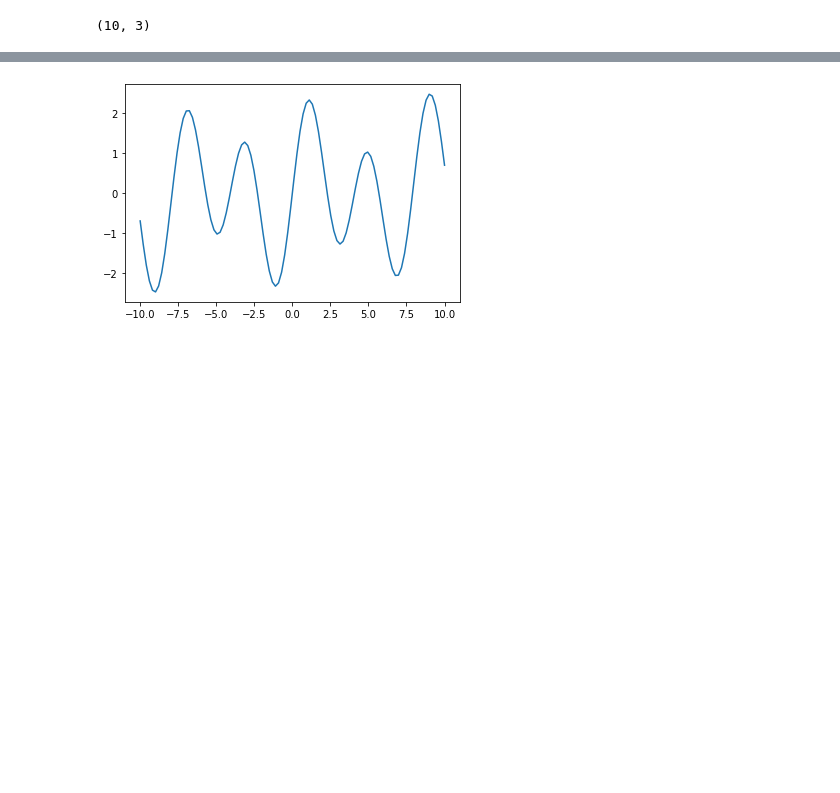
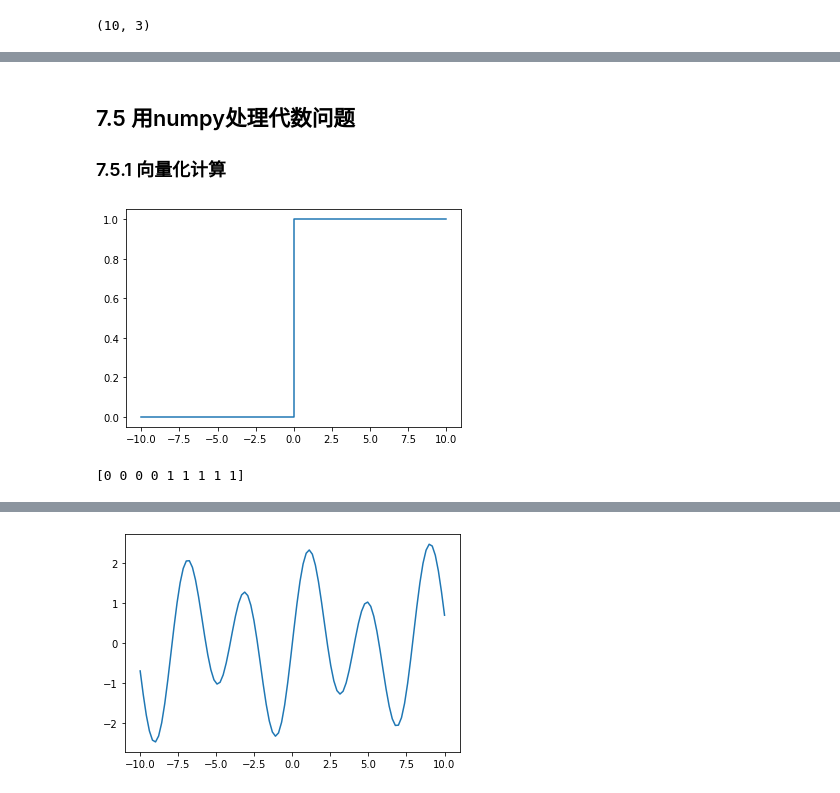
Before and after one commit to samuelzq/python_math, a Jupyter notebook: ch07/chp7.ipynb, the cells around one changed output, grey strips where cells are left out. Saved outputs shown, nothing was run; the diff lists cells and outputs as text; code cells hidden in the pictures; blank space fills up the shorter version.

```diff
--- a/ch07/chp7.ipynb
+++ b/ch07/chp7.ipynb
@@ -108,0 +649,6 @@ plt.show()
+# %%
+x = np.random.randint(100, size=(4,5))
+print("排序前 x = \n", x)
+
+a = np.partition(x, 3, axis=1)
+print("沿着行分隔后的数据是 \n", a)
@@ -108,0 +721,3 @@ plt.show()
+# %% [markdown]
+## 7.5	用numpy处理代数问题
+###  7.5.1	向量化计算
@@ -108,0 +727,17 @@ plt.show()
+# %%
+def Hv(x):
+    return np.where(x < 0, 0, 1)
+# %%
+import matplotlib.pyplot as plt
+
+x = np.linspace(-10, 10, 9)
+plt.plot(x, Hv(x), drawstyle='steps-post')
+plt.show()
+# %% [output]
+[figure, added]
+# %%
+x = np.linspace(-10, 10, 9)
+hv = np.vectorize(H)
+print(hv(x))
+# %% [output]
+[0 0 0 0 1 1 1 1 1]
```
Also changed, not shown: parts of 195 cells of this notebook.
